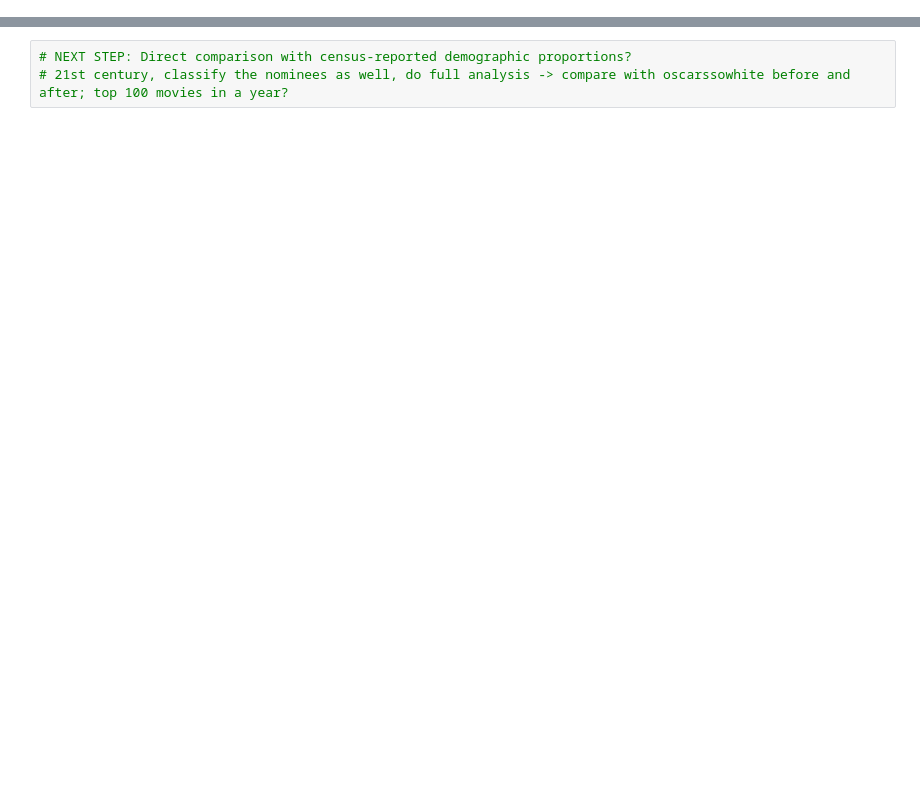
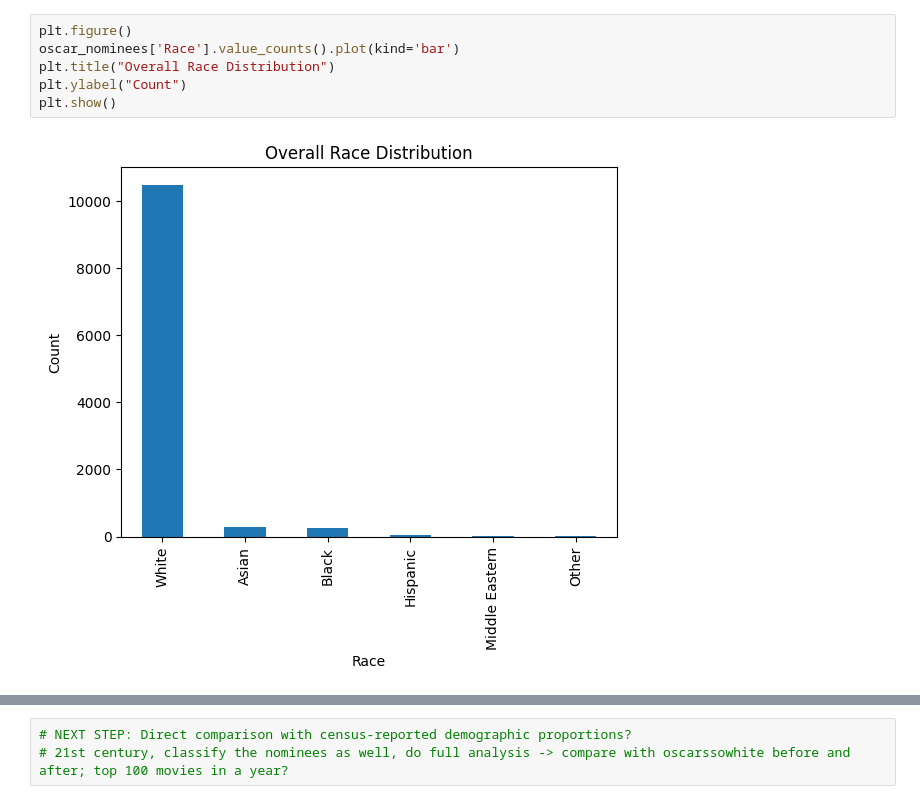
Before and after one commit to nmaharaj28/comm3180_S26_Data_Project, a Jupyter notebook: data_analysis/oscar_data_analysis.ipynb, the cells around one changed output, grey strips where cells are left out. Drawn from its saved outputs; the diff is of its cells as text; blank space fills up the shorter version.

```diff
--- a/data_analysis/oscar_data_analysis.ipynb
+++ b/data_analysis/oscar_data_analysis.ipynb
@@ -70,0 +64,8 @@ for category in categories:
+# %%
+plt.figure()
+oscar_nominees['Race'].value_counts().plot(kind='bar')
+plt.title("Overall Race Distribution")
+plt.ylabel("Count")
+plt.show()
+# %% [output]
+[figure, added]
```
Also changed, not shown: parts of 13 cells of this notebook, 4 other files.
